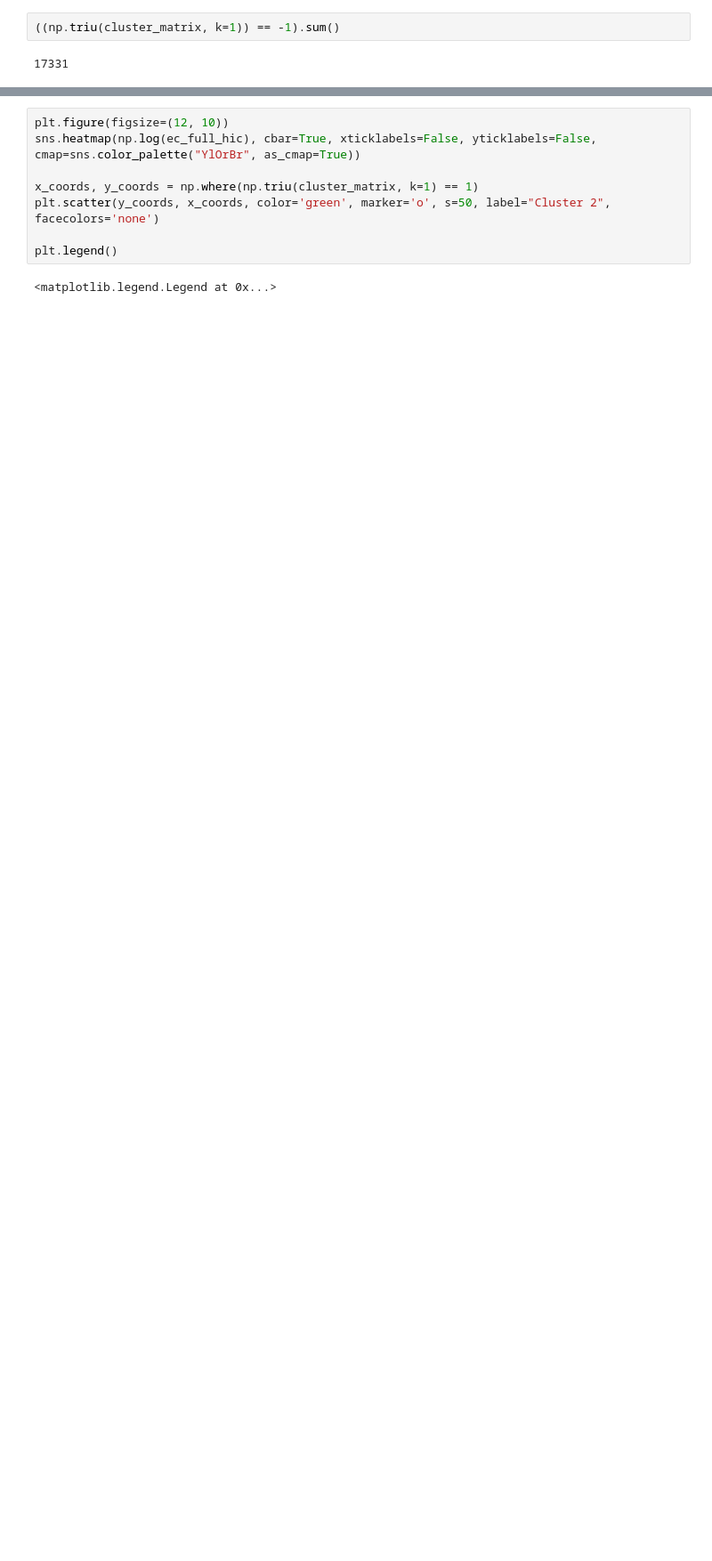
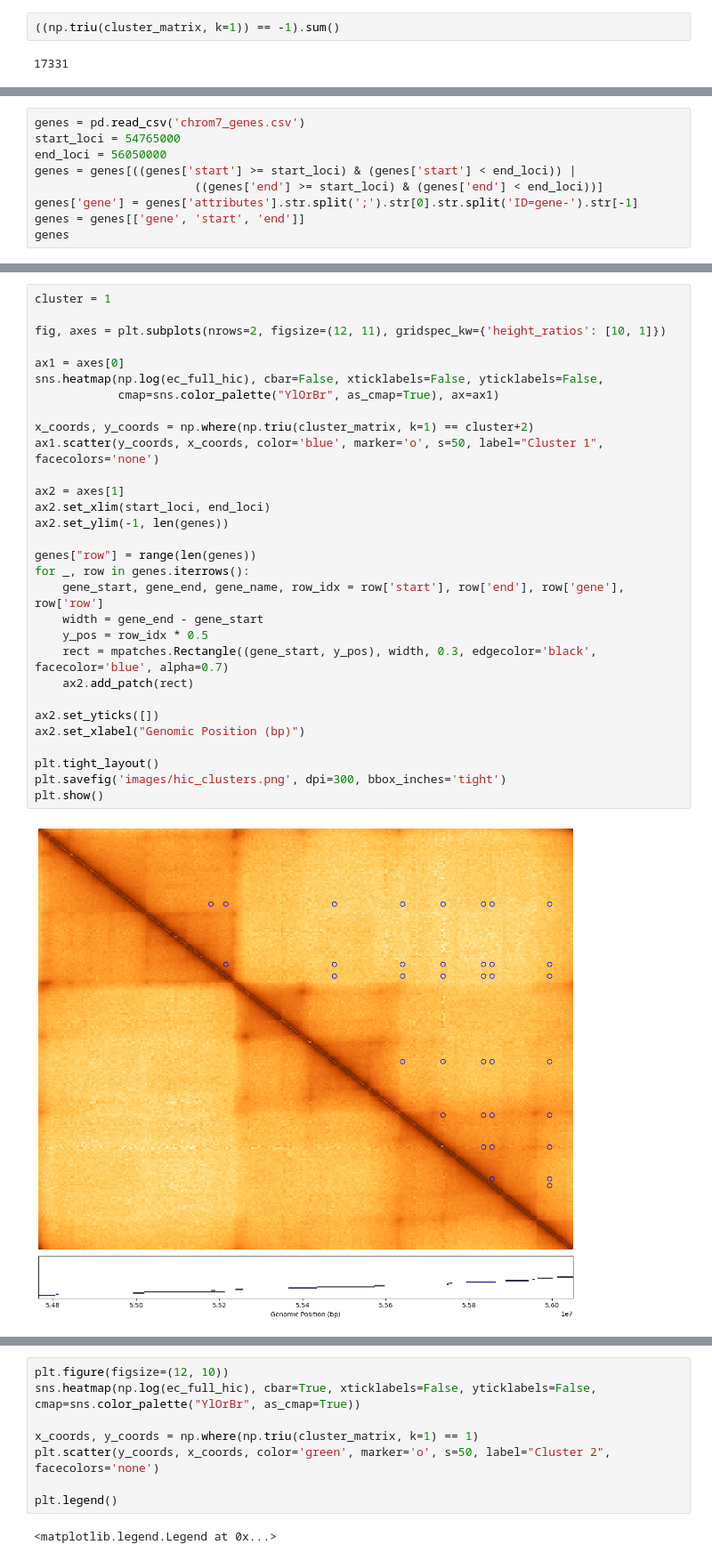
Before and after one commit to vikwaran03/DSC180B_Q2, a Jupyter notebook: Q2_Prep/node2vec.ipynb, the cells around one changed output, grey strips where cells are left out. Shown at 89% size. Saved outputs shown, nothing was run; the diff lists cells and outputs as text; blank space fills up the shorter version.

Commit message:
added gene tracks

```diff
--- a/Q2_Prep/node2vec.ipynb
+++ b/Q2_Prep/node2vec.ipynb
@@ -472,0 +462,9 @@ plt.savefig('images/hic_clusters.png')
+# %%
+genes = pd.read_csv('chrom7_genes.csv')
+start_loci = 54765000
+end_loci = 56050000
+genes = genes[((genes['start'] >= start_loci) & (genes['start'] < end_loci)) |
+                       ((genes['end'] >= start_loci) & (genes['end'] < end_loci))]
+genes['gene'] = genes['attributes'].str.split(';').str[0].str.split('ID=gene-').str[-1]
+genes = genes[['gene', 'start', 'end']]
+genes
@@ -472,0 +489,32 @@ plt.savefig('images/hic_clusters.png')
+# %%
+cluster = 1
+
+fig, axes = plt.subplots(nrows=2, figsize=(12, 11), gridspec_kw={'height_ratios': [10, 1]})
+
+ax1 = axes[0]
+sns.heatmap(np.log(ec_full_hic), cbar=False, xticklabels=False, yticklabels=False,
+            cmap=sns.color_palette("YlOrBr", as_cmap=True), ax=ax1)
+
+x_coords, y_coords = np.where(np.triu(cluster_matrix, k=1) == cluster+2)
+ax1.scatter(y_coords, x_coords, color='blue', marker='o', s=50, label="Cluster 1", facecolors='none')
+
+ax2 = axes[1]
+ax2.set_xlim(start_loci, end_loci)
+ax2.set_ylim(-1, len(genes))
+
+genes["row"] = range(len(genes))
+for _, row in genes.iterrows():
+    gene_start, gene_end, gene_name, row_idx = row['start'], row['end'], row['gene'], row['row']
+    width = gene_end - gene_start
+    y_pos = row_idx * 0.5
+    rect = mpatches.Rectangle((gene_start, y_pos), width, 0.3, edgecolor='black', facecolor='blue', alpha=0.7)
+    ax2.add_patch(rect)
+
+ax2.set_yticks([])
+ax2.set_xlabel("Genomic Position (bp)")
+
+plt.tight_layout()
+plt.savefig('images/hic_clusters.png', dpi=300, bbox_inches='tight')
+plt.show()
+# %% [output]
+[figure, added]
```
Also changed, not shown: parts of 4 cells of this notebook, 2 other files.
